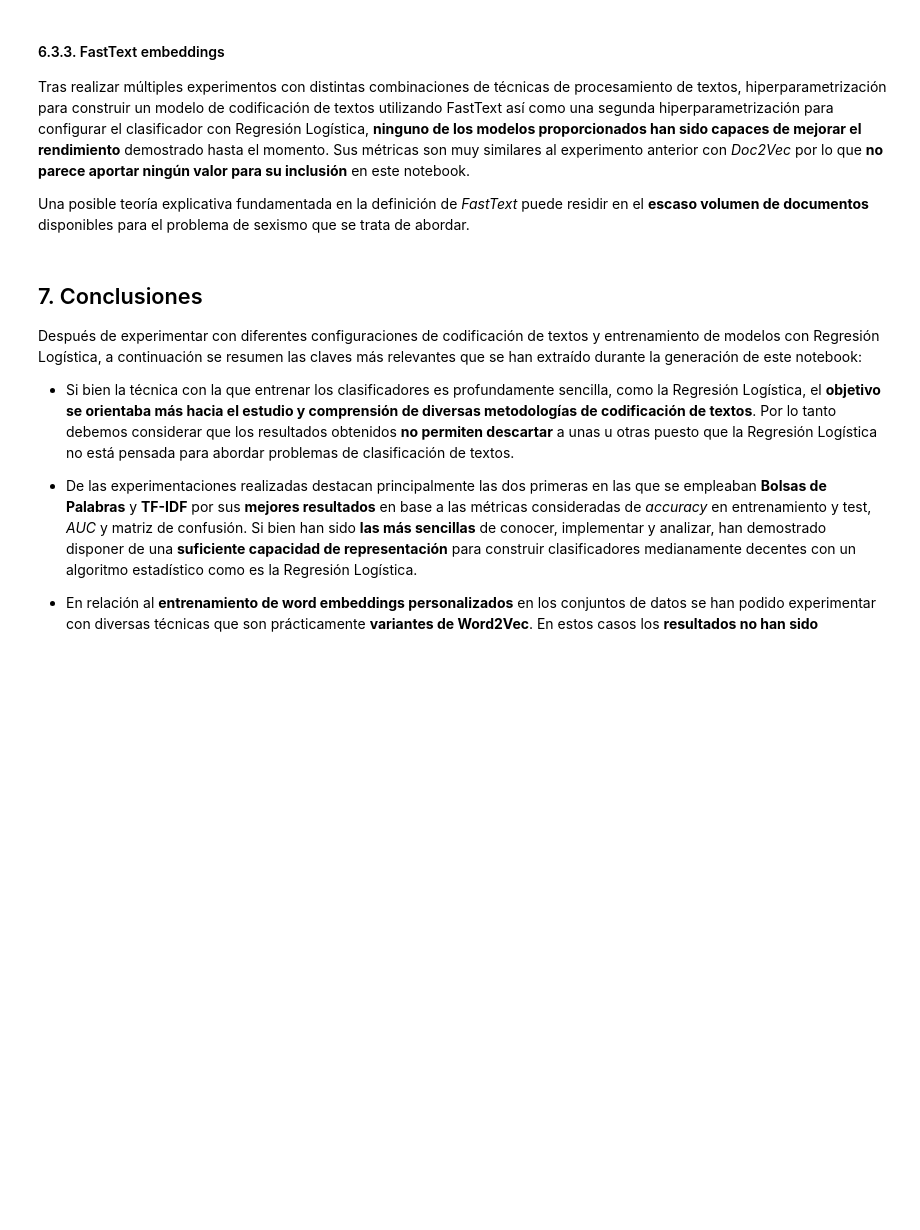
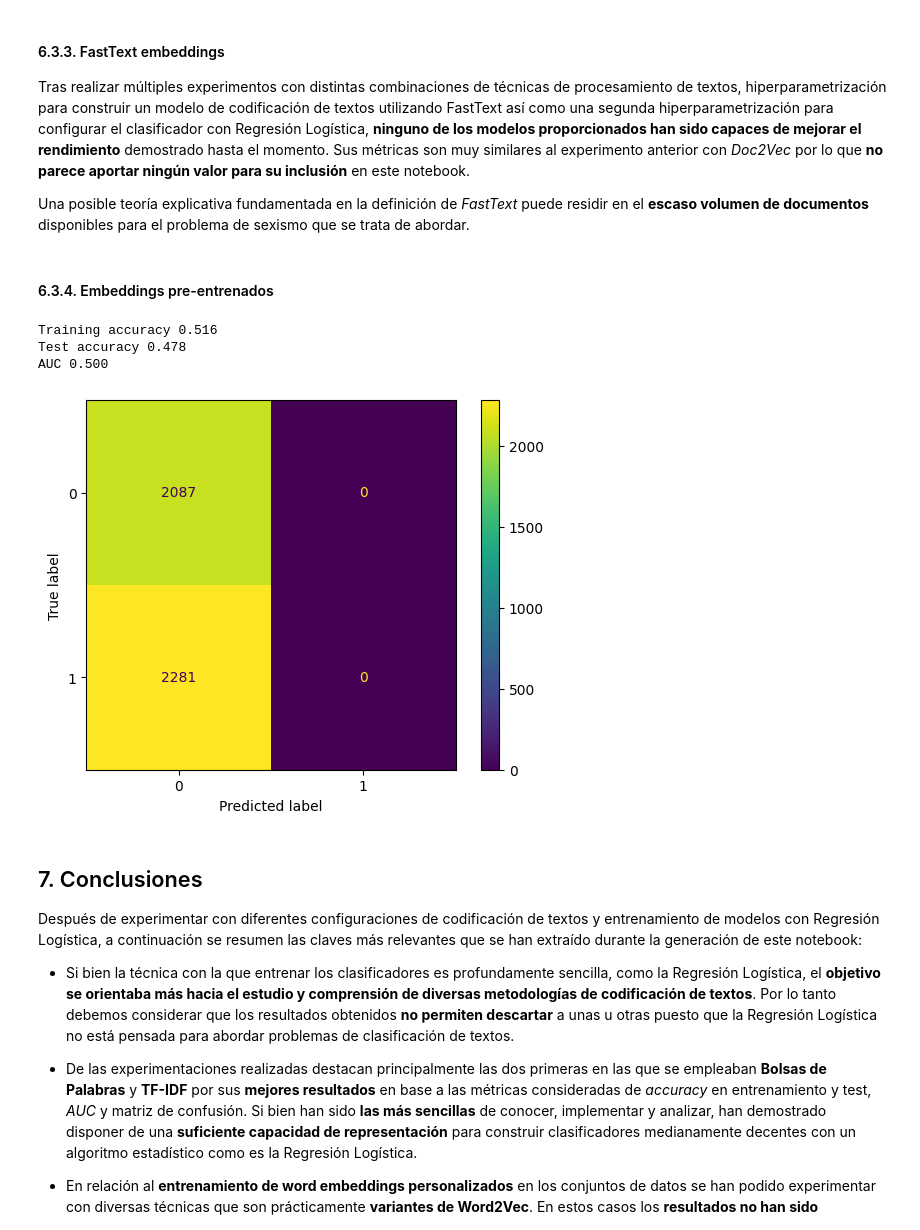
Before and after one commit to lidiasm/DATCOM-TFM, a Jupyter notebook: notebooks/lr_models.ipynb, the cells around one changed output. Cells and saved outputs as stored; diff of their text form; code cells hidden in the pictures; blank space fills up the shorter version.

```diff
--- a/notebooks/lr_models.ipynb
+++ b/notebooks/lr_models.ipynb
@@ -339,6 +479,51 @@ AUC 0.531
 Tras realizar múltiples experimentos con distintas combinaciones de técnicas de procesamiento de textos, hiperparametrización para construir un modelo de codificación de textos utilizando FastText así como una segunda hiperparametrización para configurar el clasificador con Regresión Logística, **ninguno de los modelos proporcionados han sido capaces de mejorar el rendimiento** demostrado hasta el momento. Sus métricas son muy similares al experimento anterior con *Doc2Vec* por lo que **no parece aportar ningún valor para su inclusión** en este notebook.
 
 Una posible teoría explicativa fundamentada en la definición de *FastText* puede residir en el **escaso volumen de documentos** disponibles para el problema de sexismo que se trata de abordar.
+# %% [markdown]
+#### 6.3.4. Embeddings pre-entrenados
+# %%
+# Process the training and testing documents
+# Encode the class labels to numeric values for training and testing datasets
+process_data = process_encode_datasets(
+    lemm=False,
+    stemm=True)
+
+# Download and load pre-trained models with ready-to-use embeddings
+trained_embeddings = trained_embeddings_pipeline(
+    training_df=training_df,
+    training_text_col="cleaned_text",
+    testing_df=testing_df,
+    testing_text_col="cleaned_text",
+    model="word2vec-ruscorpora-300",
+    vector_size=100)
+
+# Create and configure a LR model
+lr_model5 = LogisticRegression(
+    multi_class="ovr",
+    solver="liblinear")
+
+# Train the LR model
+lr_model5.fit(
+    X=trained_embeddings["training"],
+    y=process_data["encoded_training_labels"])
+
+# Predict over the training dataset
+lr5_training_preds = lr_model5.predict(X=trained_embeddings["training"])
+
+# Predict over the testing dataset
+lr5_testing_preds = lr_model5.predict(X=trained_embeddings["testing"])
+# %%
+validate_lr_model(
+    lr_model=lr_model5,
+    training_labels=process_data["encoded_training_labels"],
+    training_preds=lr5_training_preds,
+    testing_labels=process_data["encoded_testing_labels"],
+    testing_preds=lr5_testing_preds)
+# %% [output]
+Training accuracy 0.516
+Test accuracy 0.478
+AUC 0.500
+[figure, added]
 # %% [markdown]
 ## 7. Conclusiones
 
```
Also changed, not shown: parts of 18 cells of this notebook.
